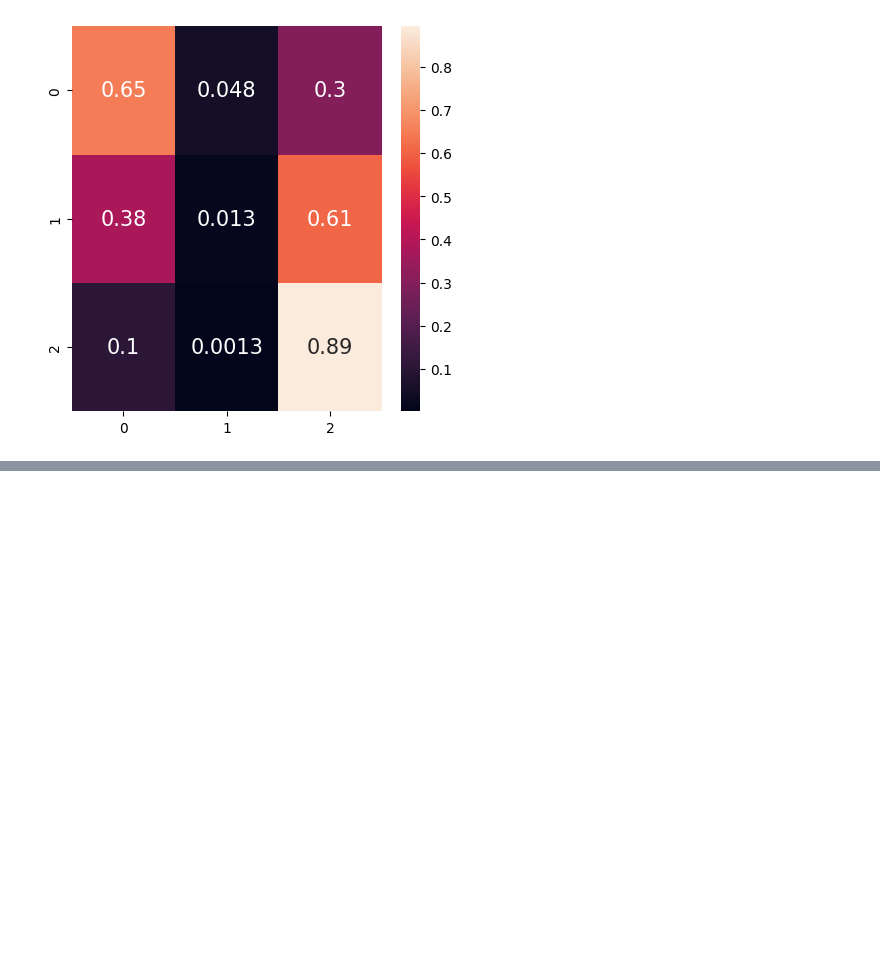
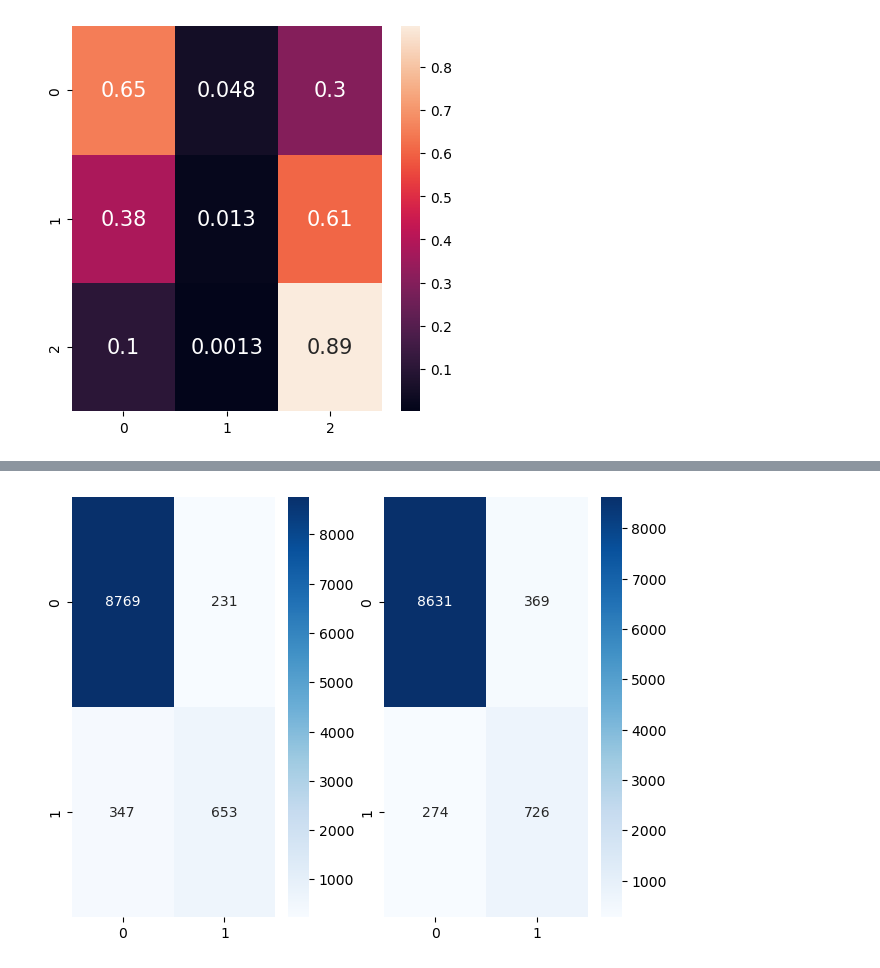
Before and after one commit to ellrub/Info284, a Jupyter notebook: groupExam.2025.ipynb, the cells around one changed output, grey strips where cells are left out. Drawn from its saved outputs; the diff is of its cells as text; code cells hidden in the pictures; blank space fills up the shorter version.

```diff
--- a/groupExam.2025.ipynb
+++ b/groupExam.2025.ipynb
@@ -1164,0 +1004,4 @@ for num in range(len(images_for_model)):
+# %%
+acc_model, acc_history = make_model('accuracy', x_tr_frog, y_tr_frog, x_test, y_test)
+
+f1_model, f1_history = make_model(F1Score(threshold=0.5, average='micro'), x_tr_frog, y_tr_frog, x_test, y_test)
@@ -1164,0 +1030,25 @@ for num in range(len(images_for_model)):
+# %%
+def made_predictions(predictions):
+    array = []
+    for pred in predictions:
+        if max(pred) > 0.7:
+            array.append([1])
+        else:
+            array.append([0])
+    return np.array(array)
+
+y_pred_acc = acc_model.predict(x_test)
+y_pred_acc = made_predictions(y_pred_acc)
+best_cf = confusion_matrix(y_test, y_pred_acc)
+
+y_pred_f1 = f1_model.predict(x_test)
+y_pred_f1 = made_predictions(y_pred_f1)
+worse_cf = confusion_matrix(y_test, y_pred_f1)
+
+fig, ax = plt.subplots(1,2)
+fig.tight_layout()
+sns.heatmap(best_cf, annot=True, cmap='Blues', fmt='d', ax=ax[0])
+sns.heatmap(worse_cf, annot=True, cmap='Blues', fmt='d', ax=ax[1])
+fig.savefig('./matplotlib_data/conf_mat_CNN')
+fig.show()
+# %% [output]
@@ -1164,0 +1057 @@ for num in range(len(images_for_model)):
+[figure, added]
```
Also changed, not shown: parts of 36 cells of this notebook, 3 other files.
